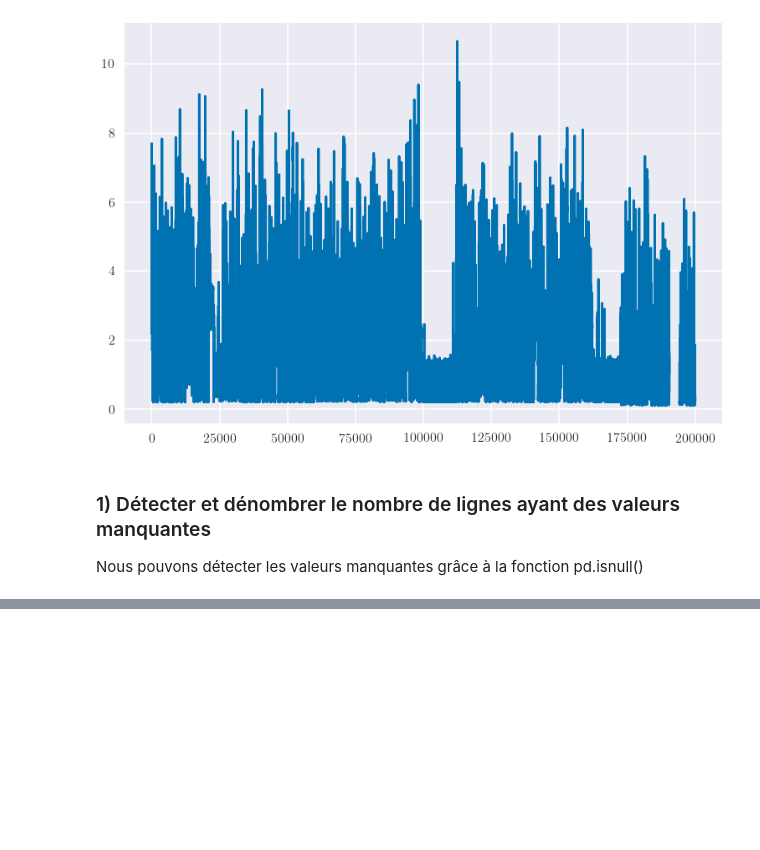
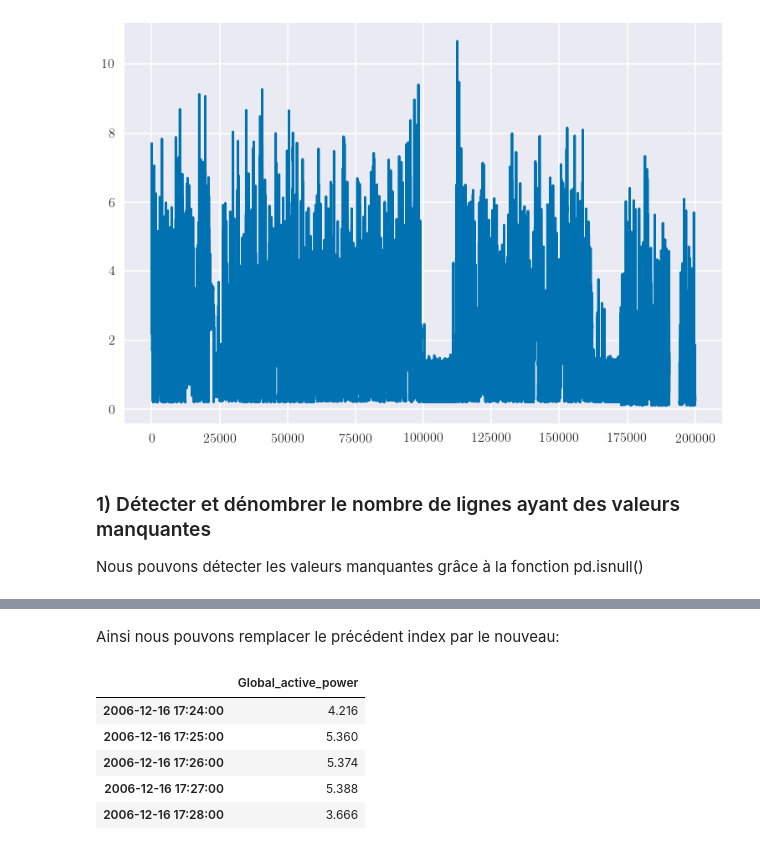
Before and after one commit to AntoineBarczewski/Telecom-MDI720, a Jupyter notebook: TP1/MDI720_TP1.ipynb, the cells around one changed output, grey strips where cells are left out. Saved outputs shown, nothing was run; the diff lists cells and outputs as text; code cells hidden in the pictures; blank space fills up the shorter version.

```diff
--- a/TP1/MDI720_TP1.ipynb
+++ b/TP1/MDI720_TP1.ipynb
@@ -172,0 +122,3 @@ df.isnull()
+# %%
+df_null = df[df.isnull().any(1)] # any(1) pour récupérer toutes les lignes où au moins une colones est nulle
+print(df_null.shape)
@@ -172,0 +133,3 @@ df.isnull()
+# %%
+df_clean = df[~df.index.isin(df_null.index)] # '~' means 'not' for the method '.isin()'
+print(df_clean.shape)
@@ -172,0 +162,12 @@ df.isnull()
+# %% [markdown]
+Ainsi nous pouvons remplacer le précédent index par le nouveau:
+# %%
+df_timeIndex = df_clean[['Global_active_power']].set_index(index_time) # seule la métrique compte désormais
+df_timeIndex.head()
+# %% [output]
+|  | Global_active_power |
+| 2006-12-16 17:24:00 | 4.216 |
+| 2006-12-16 17:25:00 | 5.360 |
+| 2006-12-16 17:26:00 | 5.374 |
+| 2006-12-16 17:27:00 | 5.388 |
+| 2006-12-16 17:28:00 | 3.666 |
```
Also changed, not shown: parts of 15 cells of this notebook.
